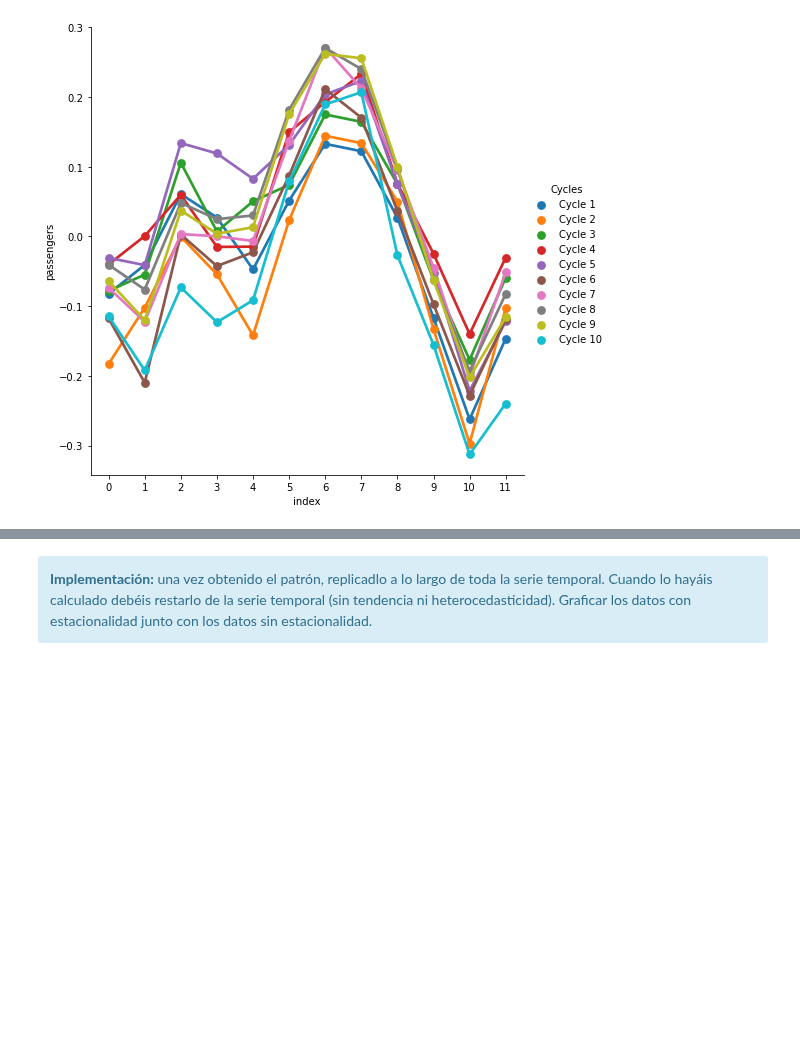
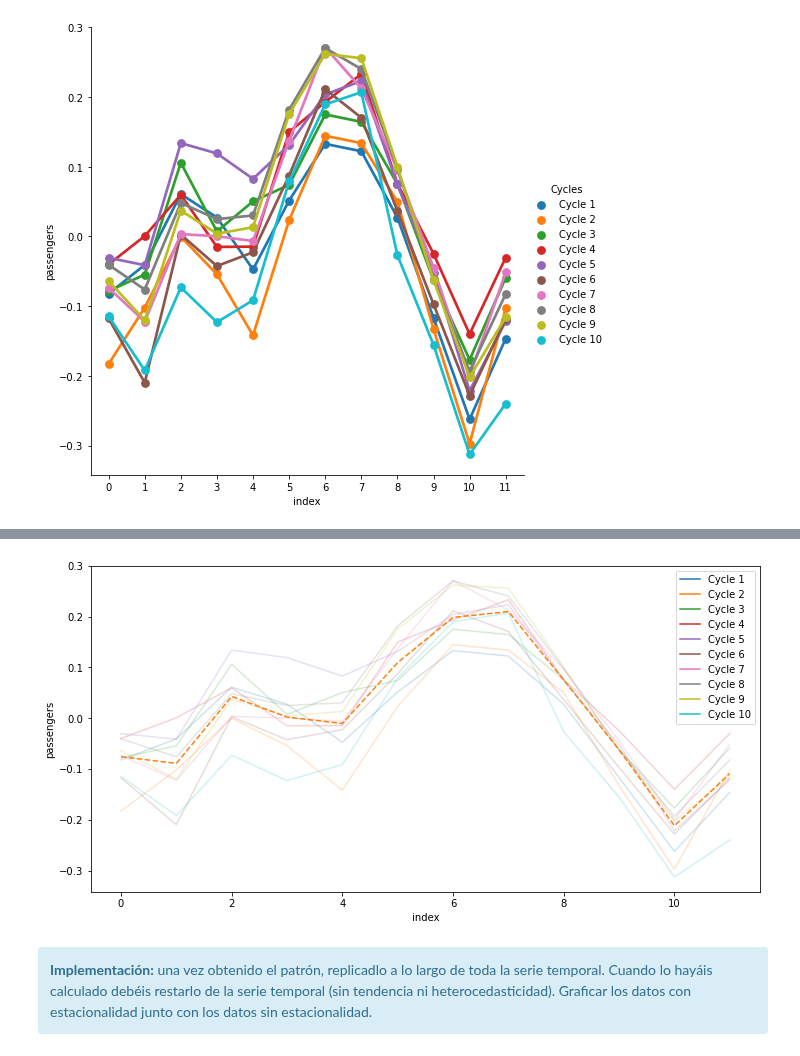
Before and after one commit to angelbujalance/MAME_PEC, a Jupyter notebook: 20221_M2.855_PEC4-Enunciado.ipynb, the cells around one changed output, grey strips where cells are left out. Saved outputs shown, nothing was run; the diff lists cells and outputs as text; code cells hidden in the pictures; blank space fills up the shorter version.

```diff
--- a/20221_M2.855_PEC4-Enunciado.ipynb
+++ b/20221_M2.855_PEC4-Enunciado.ipynb
@@ -269,8 +269,8 @@ def array_to_cycles(x: np.array, cycles: int) -> pd.DataFrame:
 # %% [output]
 10.0
 # %%
-cycle_df = array_to_cycles(train_hrt[:,0], int(nciclos))
-cycle_df.head()
+tr_cycle_df = array_to_cycles(train_hrt[:,0], int(nciclos))
+tr_cycle_df.head()
 # %% [output]
 |  | Cycle 1 | Cycle 2 | Cycle 3 | Cycle 4 | Cycle 5 | Cycle 6 | Cycle 7 | Cycle 8 | Cycle 9 | Cycle 10 |
 | 0 | -0.082329 | -0.182859 | -0.078020 | -0.040054 | -0.030565 | -0.117523 | -0.073668 | -0.040595 | -0.063959 | -0.114549 |
@@ -279,12 +279,12 @@ cycle_df.head()
 | 3 | 0.027243 | -0.054257 | 0.007255 | -0.014961 | 0.119165 | -0.042434 | 0.000365 | 0.024894 | 0.003930 | -0.123033 |
 | 4 | -0.047359 | -0.141799 | 0.050419 | -0.014552 | 0.082721 | -0.022643 | -0.006505 | 0.030162 | 0.013265 | -0.091413 |
 # %%
-cycle_dfm = cycle_df.reset_index().melt('index', var_name='Cycles', value_name='passengers')
+tr_cycle_dfm = tr_cycle_df.reset_index().melt('index', var_name='Cycles', value_name='passengers')
 
 import seaborn as sns
 
 # representación gráfica de los diferentes ciclos en un único plot
-sns.catplot(x='index', y='passengers', hue='Cycles', data=cycle_dfm, kind='point', height=7)
+sns.catplot(x='index', y='passengers', hue='Cycles', data=tr_cycle_dfm, kind='point', height=7)
 plt.show()
 # %% [output]
 [figure]
@@ -306,0 +293,3 @@ cycle_df.reset_index()
+# %%
+tr_cycle_dfT = tr_cycle_df.T
+tr_cycle_dfT
@@ -306,0 +308,3 @@ cycle_df.reset_index()
+# %%
+tr_cycle_median = tr_cycle_dfT.median().reset_index()
+tr_cycle_median
@@ -307,3 +325,10 @@ cycle_df.reset_index()
+# %%
+plt.figure(figsize=(12,6))
+sns.lineplot(x='index', y='passengers', hue='Cycles', data=tr_cycle_dfm, alpha=.2)
+sns.lineplot(x='index', y=0, data=tr_cycle_median, ls='--')
+plt.show()
+# %% [output]
+[figure, added]
 # %% [markdown]
 <div class="alert alert-block alert-info">
     <strong>Implementación:</strong> una vez obtenido el patrón, replicadlo a lo largo de toda la serie temporal. Cuando lo hayáis calculado debéis restarlo de la serie temporal (sin tendencia ni heterocedasticidad). Graficar los datos con estacionalidad junto con los datos sin estacionalidad.
```
Also changed, not shown: parts of 7 cells of this notebook.
